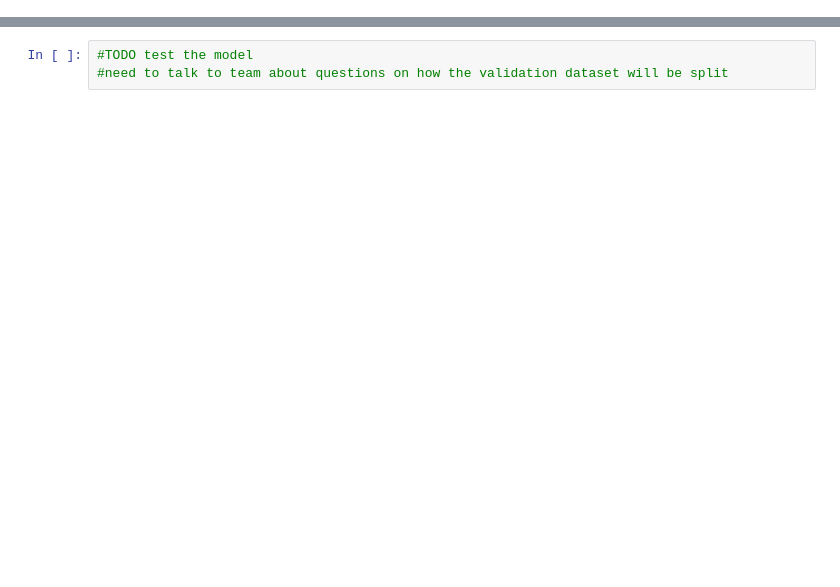
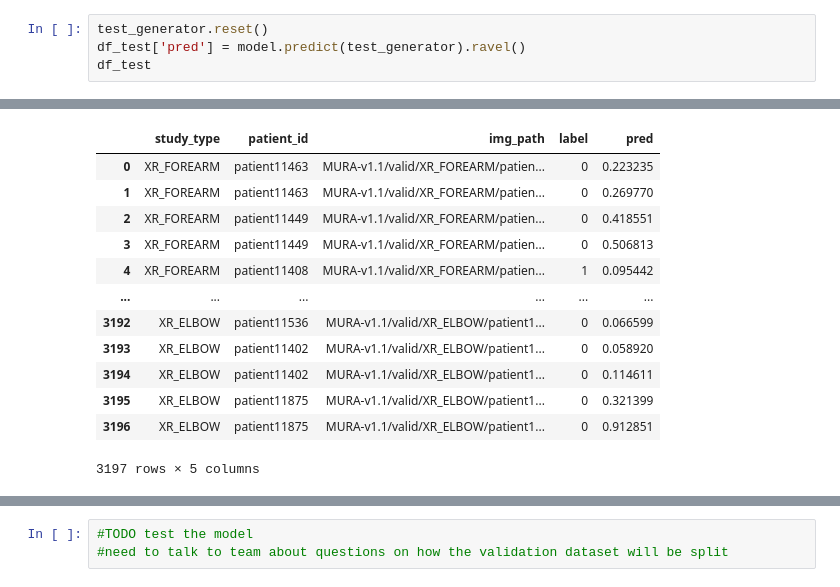
Before and after one commit to AmiRaGaL/MURA-Classification, a Jupyter notebook: vggModel.ipynb, the cells around one changed output, grey strips where cells are left out. Cells and saved outputs as stored; diff of their text form; blank space fills up the shorter version.

```diff
--- a/vggModel.ipynb
+++ b/vggModel.ipynb
@@ -261,0 +471,5 @@ plt.show()
+# %%
+test_generator.reset()
+df_test['pred'] = model.predict(test_generator).ravel()
+df_test
+# %% [output]
@@ -261,0 +479,13 @@ plt.show()
+|  | study_type | patient_id | img_path | label | pred |
+| 0 | XR_FOREARM | patient11463 | MURA-v1.1/valid/XR_FOREARM/patien... | 0 | 0.223235 |
+| 1 | XR_FOREARM | patient11463 | MURA-v1.1/valid/XR_FOREARM/patien... | 0 | 0.269770 |
+| 2 | XR_FOREARM | patient11449 | MURA-v1.1/valid/XR_FOREARM/patien... | 0 | 0.418551 |
+| 3 | XR_FOREARM | patient11449 | MURA-v1.1/valid/XR_FOREARM/patien... | 0 | 0.506813 |
+| 4 | XR_FOREARM | patient11408 | MURA-v1.1/valid/XR_FOREARM/patien... | 1 | 0.095442 |
+| ... | ... | ... | ... | ... | ... |
+| 3192 | XR_ELBOW | patient11536 | MURA-v1.1/valid/XR_ELBOW/patient1... | 0 | 0.066599 |
+| 3193 | XR_ELBOW | patient11402 | MURA-v1.1/valid/XR_ELBOW/patient1... | 0 | 0.058920 |
+| 3194 | XR_ELBOW | patient11402 | MURA-v1.1/valid/XR_ELBOW/patient1... | 0 | 0.114611 |
+| 3195 | XR_ELBOW | patient11875 | MURA-v1.1/valid/XR_ELBOW/patient1... | 0 | 0.321399 |
+| 3196 | XR_ELBOW | patient11875 | MURA-v1.1/valid/XR_ELBOW/patient1... | 0 | 0.912851 |
+3197 rows × 5 columns
```
Also changed, not shown: parts of 29 cells of this notebook, 2 other files.
